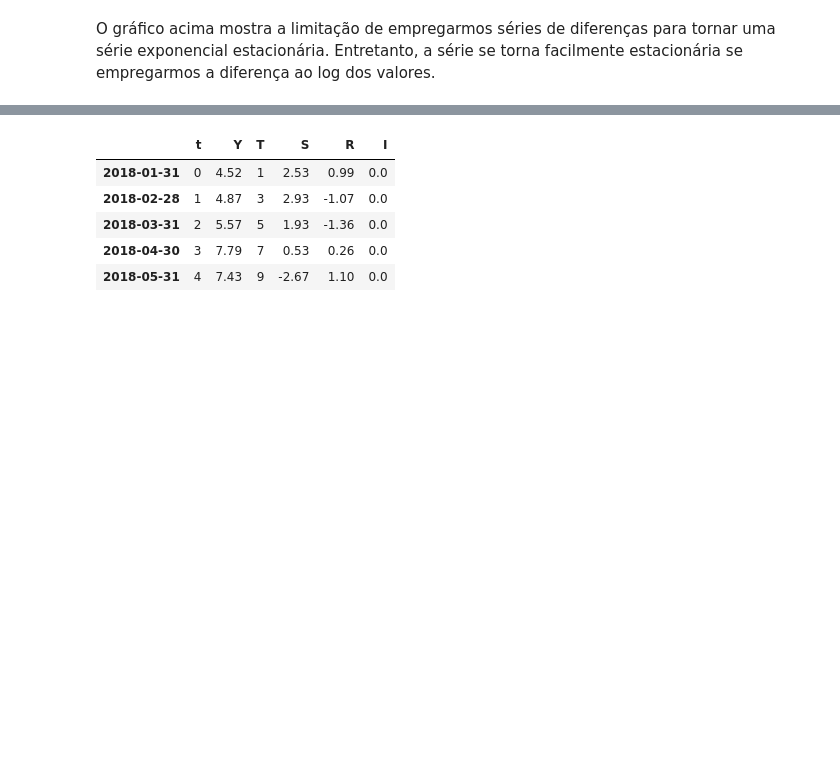
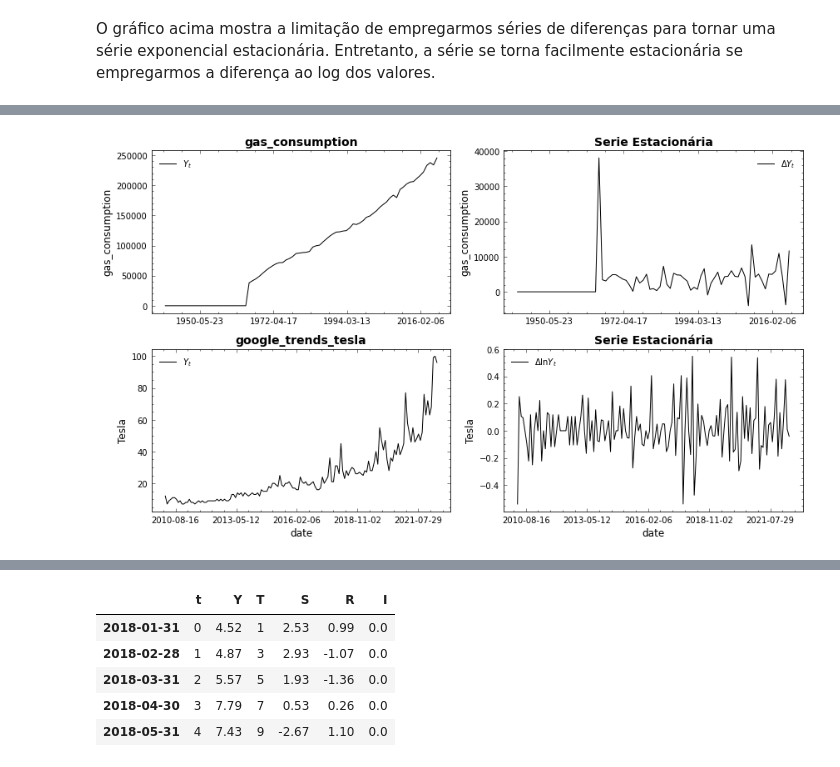
Before and after one commit to Rogerio-mack/Temporal, a Jupyter notebook: cap1_IntrodTimeSeries.ipynb, the cells around one changed output, grey strips where cells are left out. Saved outputs shown, nothing was run; the diff lists cells and outputs as text; code cells hidden in the pictures; blank space fills up the shorter version.

```diff
--- a/cap1_IntrodTimeSeries.ipynb
+++ b/cap1_IntrodTimeSeries.ipynb
@@ -612,0 +638,31 @@ O gráfico acima mostra a limitação de empregarmos séries de diferenças para
+# %%
+fname = 'gas_consumption.csv'
+df = pd.read_csv(path + fname,index_col=0,parse_dates=True)
+# display(df.head())
+
+fig, ax = plt.subplots(2,2,figsize=(12,7))
+
+sns.lineplot(x=df.index, y=df['gas_consumption'], ax=ax[0,0], label='$Y_t$')
+ax[0,0].set_title(fname.split('.csv')[0])
+ax[0,0].xaxis.set_major_locator(ticker.MaxNLocator(5))
+
+sns.lineplot(x=df.index, y=df['gas_consumption'].diff(), ax=ax[0,1], label='$\Delta Y_t$')
+ax[0,1].set_title('Serie Estacionária')
+ax[0,1].xaxis.set_major_locator(ticker.MaxNLocator(5))
+
+fname = 'google_trends_tesla.csv'
+df = pd.read_csv(path + fname,index_col=0,parse_dates=True)
+# display(df.head())
+
+sns.lineplot(x=df.index, y=df['Tesla'], ax=ax[1,0], label='$Y_t$')
+ax[1,0].set_title(fname.split('.csv')[0])
+ax[1,0].xaxis.set_major_locator(ticker.MaxNLocator(5))
+
+sns.lineplot(x=df.index, y=np.log(df['Tesla']).diff(), ax=ax[1,1], label='$\Delta \ln Y_t$')
+ax[1,1].set_title('Serie Estacionária')
+ax[1,1].xaxis.set_major_locator(ticker.MaxNLocator(5))
+
+plt.tight_layout()
+plt.show()
+# %% [output]
+[figure, added]
```
Also changed, not shown: parts of 11 cells of this notebook.
